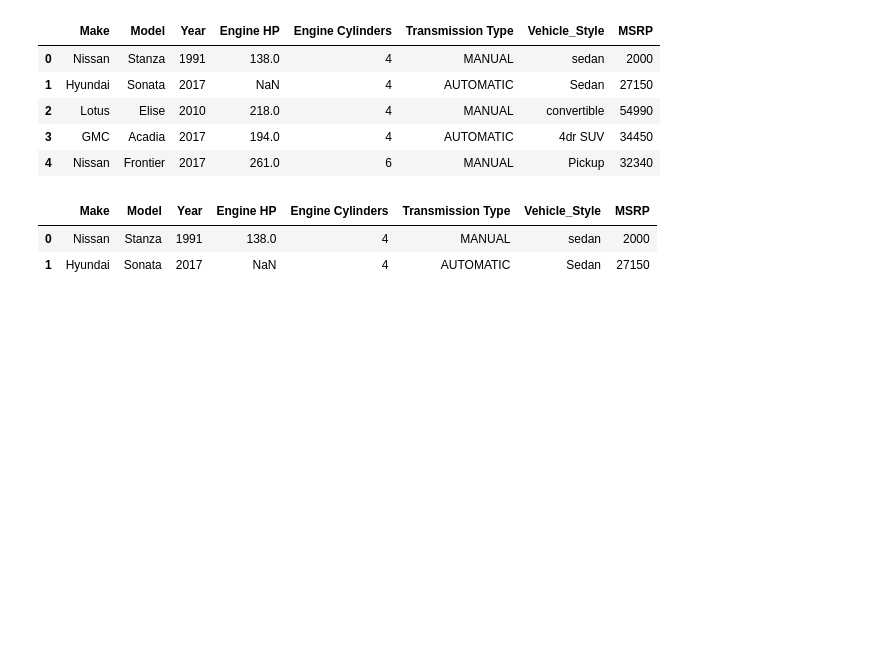
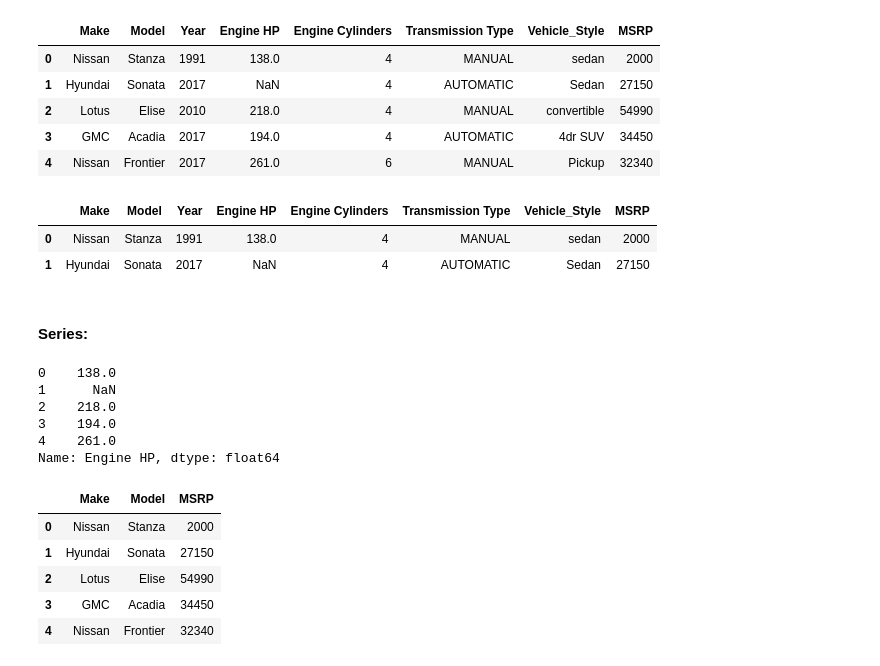
Before and after one commit to besteekmen/ML-ZoomCamp-Outputs, a Jupyter notebook: module1_intro/module1.ipynb, the cells around one changed output. Saved outputs shown, nothing was run; the diff lists cells and outputs as text; code cells hidden in the pictures; blank space fills up the shorter version.

```diff
--- a/module1_intro/module1.ipynb
+++ b/module1_intro/module1.ipynb
@@ -418,3 +420,25 @@ df.head(2)
 |  | Make | Model | Year | Engine HP | Engine Cylinders | Transmission Type | Vehicle_Style | MSRP |
 | 0 | Nissan | Stanza | 1991 | 138.0 | 4 | MANUAL | sedan | 2000 |
 | 1 | Hyundai | Sonata | 2017 | NaN | 4 | AUTOMATIC | Sedan | 27150 |
+# %% [markdown]
+#### Series:
+# %%
+# get a column of the df
+df['Engine HP']
+# %% [output]
+0    138.0
+1      NaN
+2    218.0
+3    194.0
+4    261.0
+Name: Engine HP, dtype: float64
+# %%
+# get multiple columns of df
+df[['Make', 'Model', 'MSRP']]
+# %% [output]
+|  | Make | Model | MSRP |
+| 0 | Nissan | Stanza | 2000 |
+| 1 | Hyundai | Sonata | 27150 |
+| 2 | Lotus | Elise | 54990 |
+| 3 | GMC | Acadia | 34450 |
+| 4 | Nissan | Frontier | 32340 |
```
Also changed, not shown: parts of 12 cells of this notebook.
